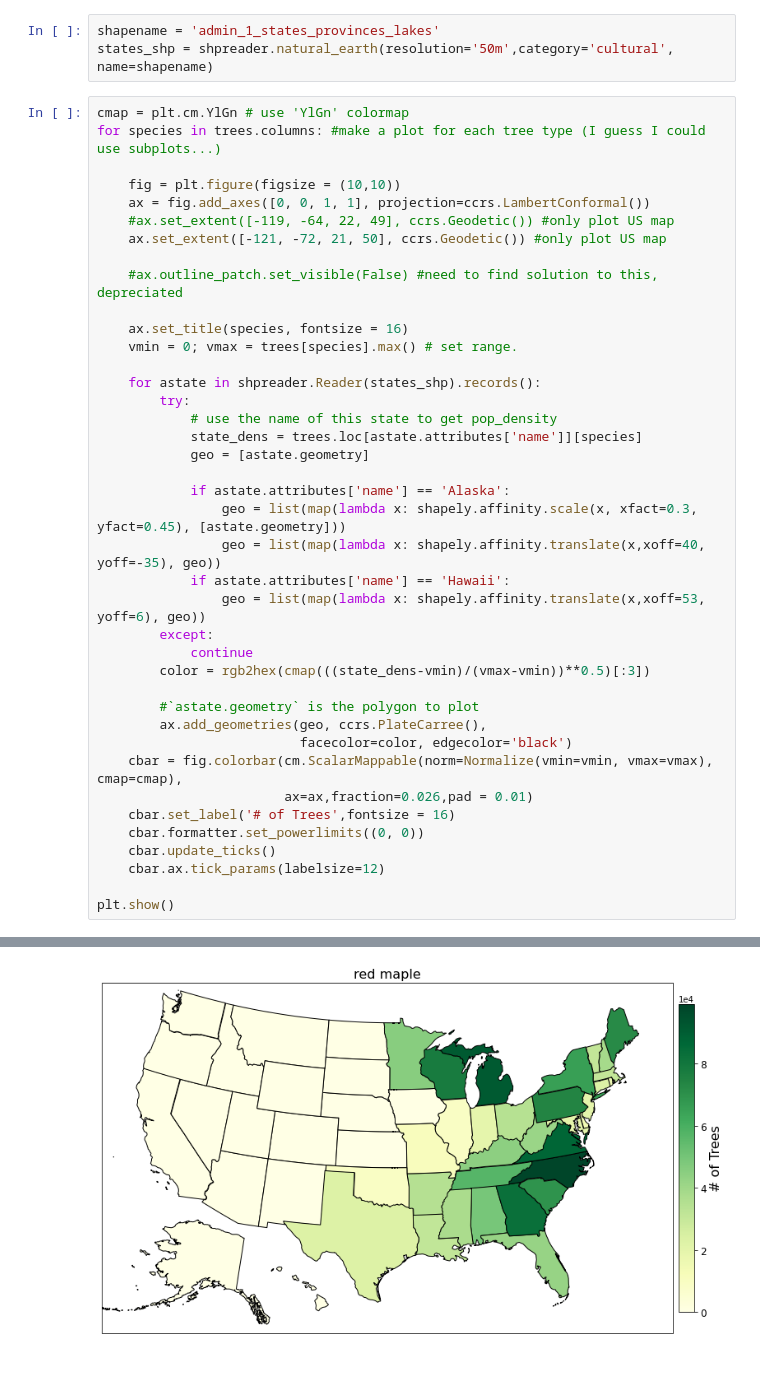
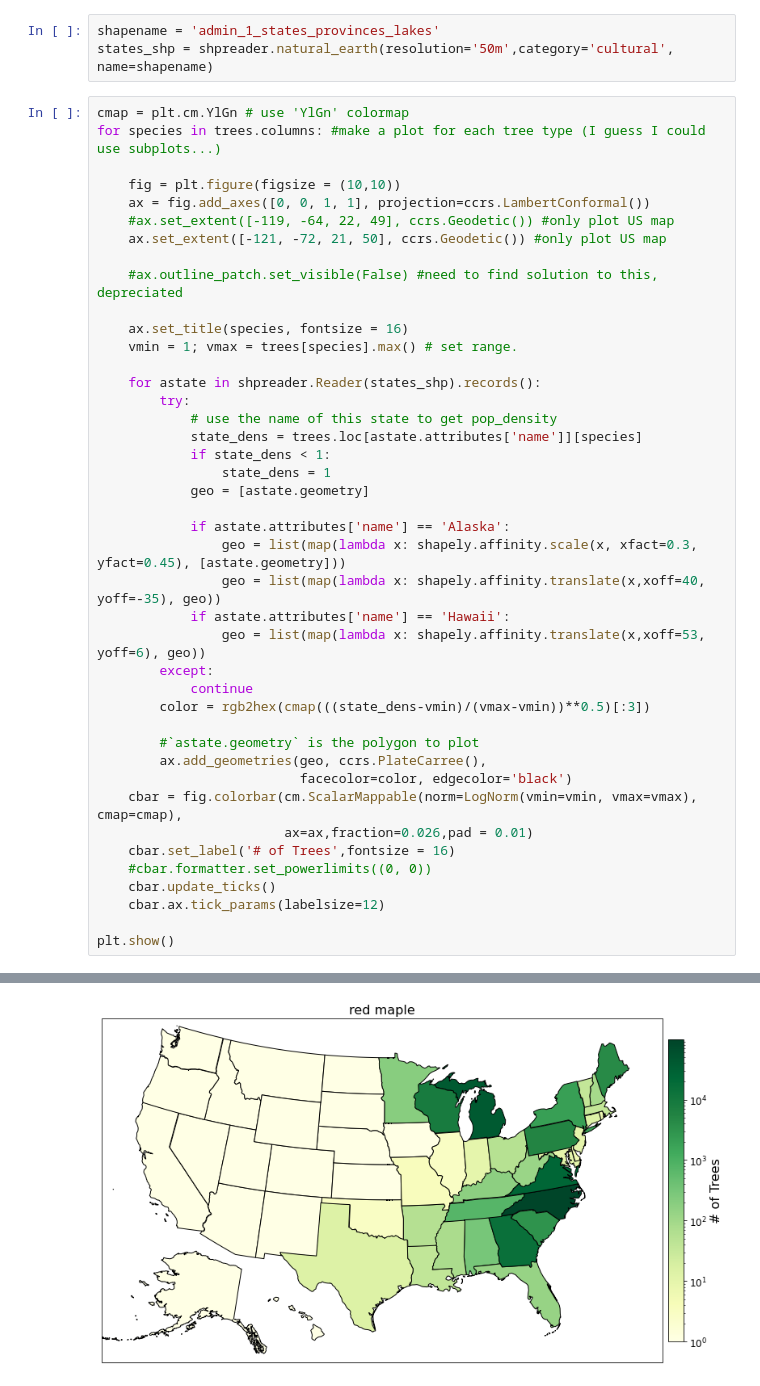
Before and after one commit to dheligman/climate, a Jupyter notebook: MakeMaps_KT.ipynb, the cells around one changed output, grey strips where cells are left out. Saved outputs shown, nothing was run; the diff lists cells and outputs as text.

```diff
--- a/MakeMaps_KT.ipynb
+++ b/MakeMaps_KT.ipynb
@@ -25,12 +26,14 @@ for species in trees.columns: #make a plot for each tree type (I guess I could u
     #ax.outline_patch.set_visible(False) #need to find solution to this, depreciated
 
     ax.set_title(species, fontsize = 16)
-    vmin = 0; vmax = trees[species].max() # set range.
+    vmin = 1; vmax = trees[species].max() # set range.
 
     for astate in shpreader.Reader(states_shp).records():
         try:
             # use the name of this state to get pop_density
             state_dens = trees.loc[astate.attributes['name']][species]
+            if state_dens < 1:
+                state_dens = 1
             geo = [astate.geometry]
 
             if astate.attributes['name'] == 'Alaska':
@@ -45,10 +48,10 @@ for species in trees.columns: #make a plot for each tree type (I guess I could u
         #`astate.geometry` is the polygon to plot
         ax.add_geometries(geo, ccrs.PlateCarree(),
                           facecolor=color, edgecolor='black')
-    cbar = fig.colorbar(cm.ScalarMappable(norm=Normalize(vmin=vmin, vmax=vmax), cmap=cmap),
+    cbar = fig.colorbar(cm.ScalarMappable(norm=LogNorm(vmin=vmin, vmax=vmax), cmap=cmap),
                         ax=ax,fraction=0.026,pad = 0.01)
     cbar.set_label('# of Trees',fontsize = 16)
-    cbar.formatter.set_powerlimits((0, 0))
+    #cbar.formatter.set_powerlimits((0, 0))
     cbar.update_ticks()
     cbar.ax.tick_params(labelsize=12)
 
@@ -58 +61 @@ plt.show()
-[figure, old version]
+[figure, new version]
```
Also changed, not shown: parts of 2 cells of this notebook.
